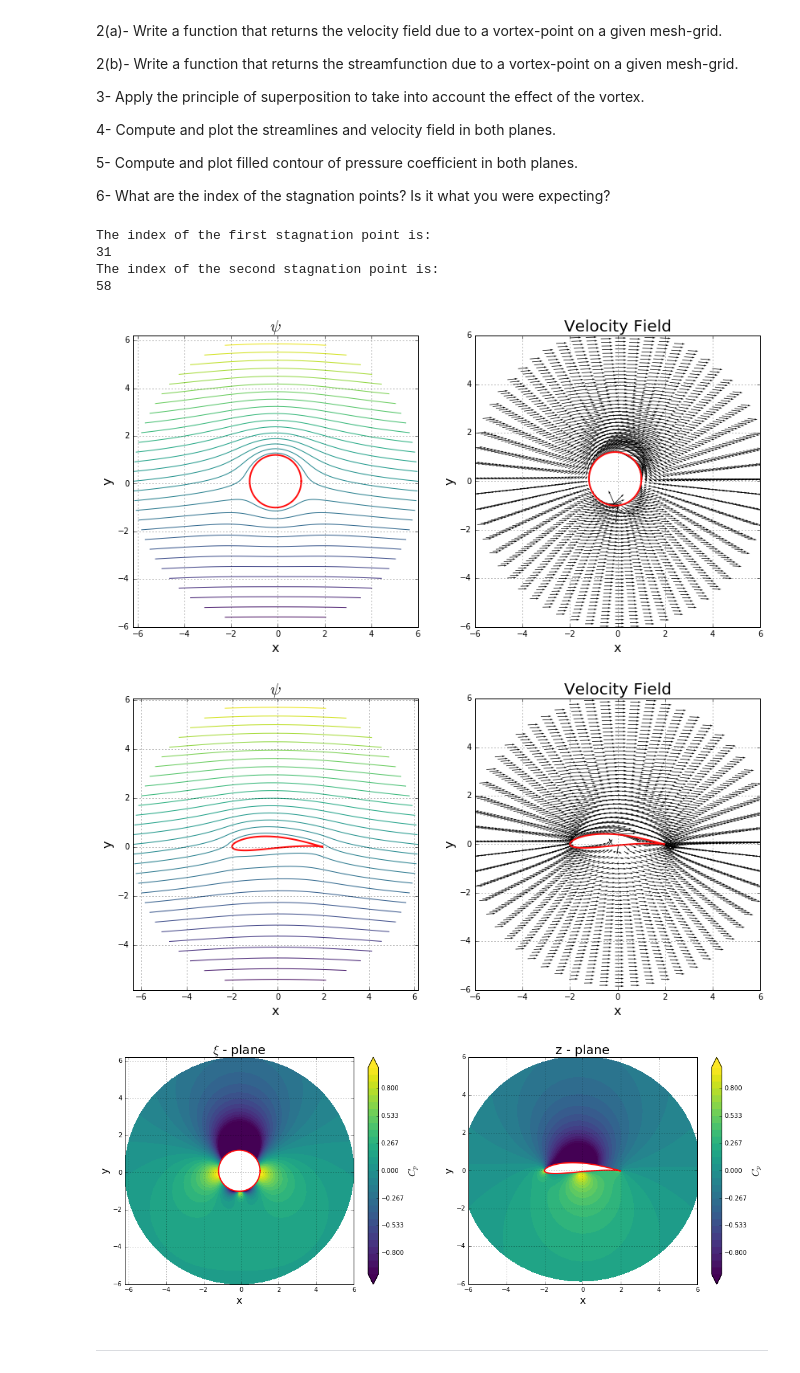
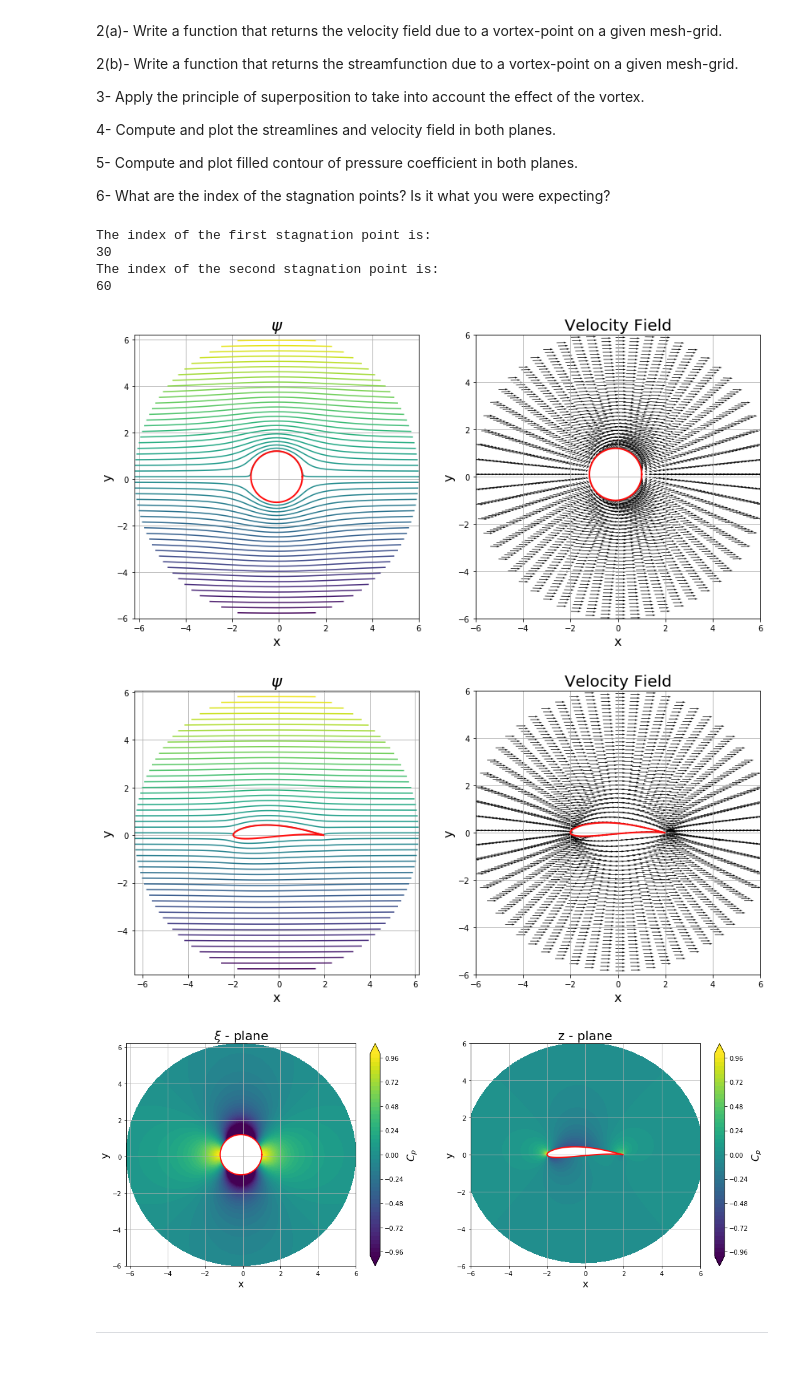
Before and after one commit to bobforcha/mae6226_workspace, a Jupyter notebook: midterm/midterm.ipynb, the cells around one changed output. Saved outputs shown, nothing was run; the diff lists cells and outputs as text; code cells hidden in the pictures.

```diff
--- a/midterm/midterm.ipynb
+++ b/midterm/midterm.ipynb
@@ -222,9 +226,10 @@ v = v_fs + v_dub
 psi = psi_fs + psi_dub
 
 # plots
+contlev = 51
 plt.figure(figsize=(2*size + 1, size))
 plt.subplot(121)
-plt.contour(Xi.real, Xi.imag, psi, levels=np.linspace(np.min(psi), np.max(psi), 31), cmap=plt.cm.viridis)
+plt.contour(Xi.real, Xi.imag, psi, levels=np.linspace(np.min(psi), np.max(psi), contlev), cmap=plt.cm.viridis)
 plt.plot(circ_xi.real, circ_xi.imag, color='#FF0D0D', linewidth=2, linestyle='-')
 plt.grid(True)
 plt.xlabel('x', fontsize=16)
@@ -345,13 +350,13 @@ Let's have a look at the pressure coefficient to check what's going on.
 4- The angle of incidence of the freestream is zero, so why is the stagnation point not at the trailing edge?
 # %%
 # Use this cell to write your code.
-cp_xi = 1 - (abs(w_z)/u_inf)**2
+cp_xi = 1 - (abs(w_xi)/u_inf)**2
 cp_z = 1 - (abs(w_z)/u_inf)**2
 
 # plots
 plt.figure(figsize=(2*size + 5, size))
 plt.subplot(121)
-contf = plt.contourf(Xi.real, Xi.imag, cp_xi, levels=np.linspace(-1.0, 1.0, 31), extend='both', cmap=plt.cm.viridis)
+contf = plt.contourf(Xi.real, Xi.imag, cp_xi, levels=np.linspace(-1.0, 1.0, contlev), extend='both', cmap=plt.cm.viridis)
 cbar = plt.colorbar(contf)
 cbar.set_label('$C_p$', fontsize=16)
 plt.plot(circ_xi.real, circ_xi.imag, color='#FF0D0D', linewidth=2, linestyle='-')
@@ -361,7 +366,7 @@ plt.ylabel('y', fontsize=16)
 plt.title(r'$\xi$ - plane', fontsize=20)
 
 plt.subplot(122)
-contf2 = plt.contourf(Z.real, Z.imag, cp_z, levels=np.linspace(-1.0, 1.0, 31), extend='both', cmap=plt.cm.viridis)
+contf2 = plt.contourf(Z.real, Z.imag, cp_z, levels=np.linspace(-1.0, 1.0, contlev), extend='both', cmap=plt.cm.viridis)
 cbar2 = plt.colorbar(contf2)
 cbar2.set_label('$C_p$', fontsize=16)
 plt.plot(circ_z.real, circ_z.imag, color='#FF0D0D', linewidth=2, linestyle='-')
@@ -380,6 +385,13 @@ print(np.unravel_index(np.argmax(cp_z[:, 0]), np.shape(cp_z[:, 0]))[0])
 
 print('The index of the second stagnation point is: ')
 print(np.unravel_index(np.argmax(cp_z[1:, 0]), np.shape(cp_z[1:, 0]))[0] + 1)
+
+t_angle = np.angle(Z[0, 0])
+
+print('The angle the trailing edge shifted is:')
+print(str(t_angle) + ' radians')
+
+# print(cp_z[:, 0])
 # %% [output]
 The minimum C_p value on the surface of the airfoil is:
 -35.431386242
@@ -417,8 +431,8 @@ We need to satisfy the [Kutta condition](http://en.wikipedia.org/wiki/Kutta_cond
 # Use this cell to write your functions.
 # %%
 # Use this cell to provide the rest of the code.
-# add vortex
-gamma = 4*math.pi*u_inf*R*np.sin(theta)
+# add vortex and superposition
+gamma = 4*math.pi*u_inf*R*np.sin(t_angle)
 vort = Vortex(gamma, x_c, y_c)
 
 psi_vort = vort.stream_function(Xi.real, Xi.imag)
@@ -435,7 +449,7 @@ cp_z = 1 - (abs(w_z)/u_inf)**2
 # plots
 plt.figure(figsize=(2*size + 1, size))
 plt.subplot(121)
-plt.contour(Xi.real, Xi.imag, psi, levels=np.linspace(np.min(psi), np.max(psi), 31), cmap=plt.cm.viridis)
+plt.contour(Xi.real, Xi.imag, psi, levels=np.linspace(np.min(psi), np.max(psi), contlev), cmap=plt.cm.viridis)
 plt.plot(circ_xi.real, circ_xi.imag, color='#FF0D0D', linewidth=2, linestyle='-')
 plt.grid(True)
 plt.xlabel('x', fontsize=16)
@@ -453,7 +467,7 @@ plt.ylim(-6,6)
 plt.title('Velocity Field', fontsize=20);
 plt.figure(figsize=(2*size + 1, size))
 plt.subplot(121)
-plt.contour(Z.real, Z.imag, psi, levels=np.linspace(np.min(psi), np.max(psi), 31), cmap=plt.cm.viridis)
+plt.contour(Z.real, Z.imag, psi, levels=np.linspace(np.min(psi), np.max(psi), contlev), cmap=plt.cm.viridis)
 plt.plot(circ_z.real, circ_z.imag, color='#FF0D0D', linewidth=2, linestyle='-')
 plt.grid(True)
 plt.xlabel('x', fontsize=16)
@@ -472,41 +486,41 @@ plt.title('Velocity Field', fontsize=20)
 
 plt.figure(figsize=(2*size + 5, size))
 plt.subplot(121)
-contf = plt.contourf(Xi.real, Xi.imag, cp_xi, levels=np.linspace(-1.0, 1.0, 31), extend='both', cmap=plt.cm.viridis)
+contf = plt.contourf(Xi.real, Xi.imag, cp_xi, levels=np.linspace(-1.0, 1.0, contlev), extend='both', cmap=plt.cm.viridis)
 cbar = plt.colorbar(contf)
 cbar.set_label('$C_p$', fontsize=16)
 plt.plot(circ_xi.real, circ_xi.imag, color='#FF0D0D', linewidth=2, linestyle='-')
 plt.grid(True)
 plt.xlabel('x', fontsize=16)
 plt.ylabel('y', fontsize=16)
 plt.title(r'$\xi$ - plane', fontsize=20)
 
 plt.subplot(122)
-contf2 = plt.contourf(Z.real, Z.imag, cp_z, levels=np.linspace(-1.0, 1.0, 31), extend='both', cmap=plt.cm.viridis)
+contf2 = plt.contourf(Z.real, Z.imag, cp_z, levels=np.linspace(-1.0, 1.0, contlev), extend='both', cmap=plt.cm.viridis)
 cbar2 = plt.colorbar(contf2)
 cbar2.set_label('$C_p$', fontsize=16)
 plt.plot(circ_z.real, circ_z.imag, color='#FF0D0D', linewidth=2, linestyle='-')
 plt.grid(True)
 plt.xlabel('x', fontsize=16)
 plt.ylabel('y', fontsize=16)
 plt.xlim(-6,6)
 plt.ylim(-6,6)
 plt.title('z - plane', fontsize=20);
 
 # stagnation points
 print('The index of the first stagnation point is: ')
 print(np.unravel_index(np.argmax(cp_z[:, 0]), np.shape(cp_z[:, 0]))[0])
 
 print('The index of the second stagnation point is: ')
-print(np.unravel_index(np.argmax(cp_z[41:, 0]), np.shape(cp_z[41:, 0]))[0] + 41)
+print(np.unravel_index(np.argmax(cp_z[31:, 0]), np.shape(cp_z[1:, 0]))[0] + 31)
 # %% [output]
 The index of the first stagnation point is:
-31
+30
 The index of the second stagnation point is:
-58
+60
-[figure, old version]
+[figure, new version]
-[figure, old version]
+[figure, new version]
-[figure, old version]
+[figure, new version]
 # %% [markdown]
 ---
 # %% [markdown]
```
Also changed, not shown: parts of 13 cells of this notebook.
